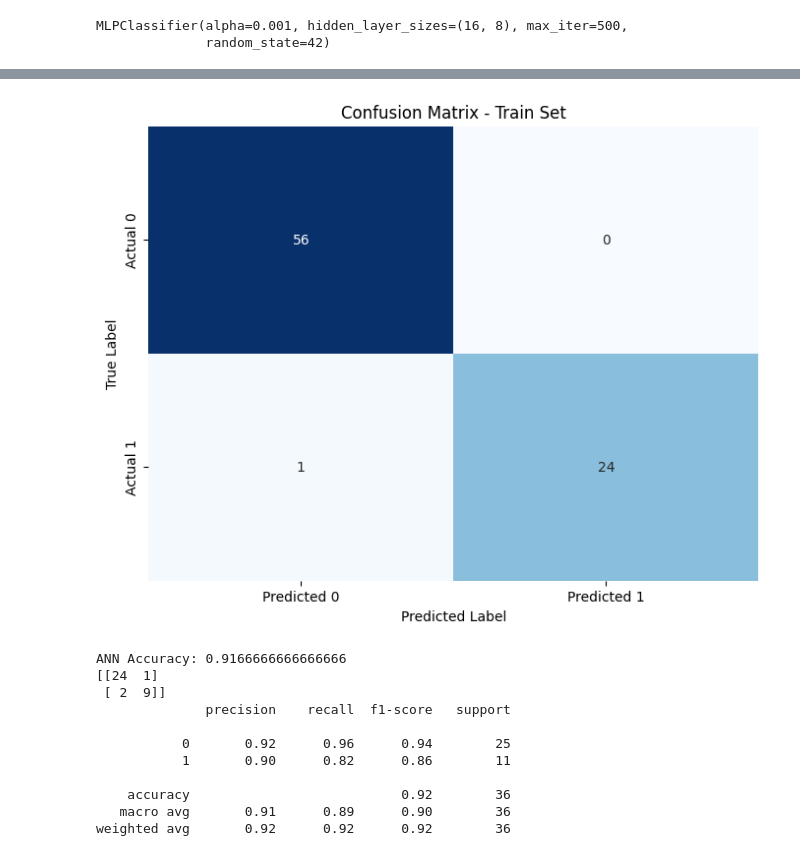
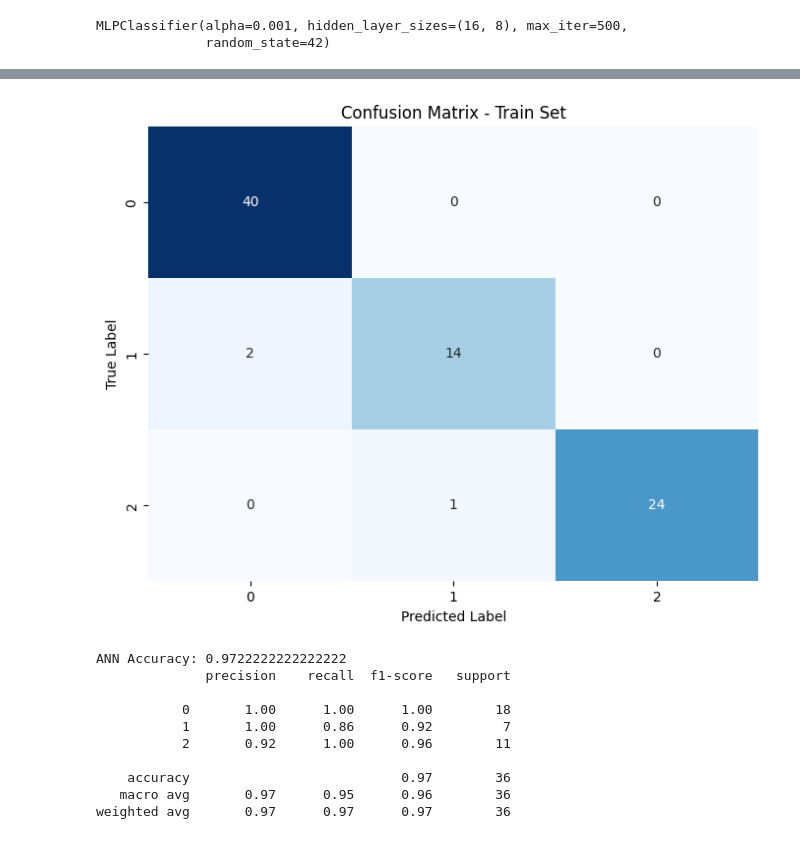
Before and after one commit to anissssssssssssss/new_project, a Jupyter notebook: Model3/ANN.ipynb, the cells around one changed output, grey strips where cells are left out. Saved outputs shown, nothing was run; the diff lists cells and outputs as text; code cells hidden in the pictures.

```diff
--- a/Model3/ANN.ipynb
+++ b/Model3/ANN.ipynb
@@ -21,8 +21,8 @@ bin_ids = df['bin_id']
 # Drop bin_id and label from features
 X = df.drop(['bin_id', 'priority_label'], axis=1)
 
-# Binary target: 1 = important (High), 0 = not important
-y = (df['priority_label'] == 2).astype(int)
+# Update target variable y to directly use priority_label column
+y = df['priority_label']
 # %%
 X_train, X_test, y_train, y_test, bin_id_train, bin_id_test = train_test_split(
     X, y, bin_ids,
@@ -53,35 +71,32 @@ MLPClassifier(alpha=0.001, hidden_layer_sizes=(16, 8), max_iter=500,
 # %%
-y_train_pred = mlp.predict(X_train_scaled)
-cm = confusion_matrix(y_train, y_train_pred)
+cm_train_3class = confusion_matrix(y_train, y_train_pred)
 plt.figure(figsize=(8, 6))
-sns.heatmap(cm, annot=True, fmt='d', cmap='Blues', cbar=False,
-            xticklabels=['Predicted 0', 'Predicted 1'],
-            yticklabels=['Actual 0', 'Actual 1'])
+sns.heatmap(cm_train_3class, annot=True, fmt='d', cmap='Blues', cbar=False,
+            xticklabels=['0', '1', '2'],
+            yticklabels=['0', '1', '2'])
 plt.xlabel('Predicted Label')
 plt.ylabel('True Label')
 plt.title('Confusion Matrix - Train Set')
 plt.show()
 # %% [output]
-[figure, old version]
+[figure, new version]
 # %%
 #model evaluation
 y_pred = mlp.predict(X_test_scaled)
 
 print("ANN Accuracy:", accuracy_score(y_test, y_pred))
-print(confusion_matrix(y_test, y_pred))
 print(classification_report(y_test, y_pred))
 # %% [output]
-ANN Accuracy: 0.9166666666666666
-[[24  1]
- [ 2  9]]
+ANN Accuracy: 0.9722222222222222
               precision    recall  f1-score   support
 
-           0       0.92      0.96      0.94        25
-           1       0.90      0.82      0.86        11
+           0       1.00      1.00      1.00        18
+           1       1.00      0.86      0.92         7
+           2       0.92      1.00      0.96        11
 
-    accuracy                           0.92        36
-   macro avg       0.91      0.89      0.90        36
-weighted avg       0.92      0.92      0.92        36
+    accuracy                           0.97        36
+   macro avg       0.97      0.95      0.96        36
+weighted avg       0.97      0.97      0.97        36
 # %%
 cm = confusion_matrix(y_test, y_pred)
 plt.figure(figsize=(8, 6))
```
Also changed, not shown: parts of 3 cells of this notebook.
